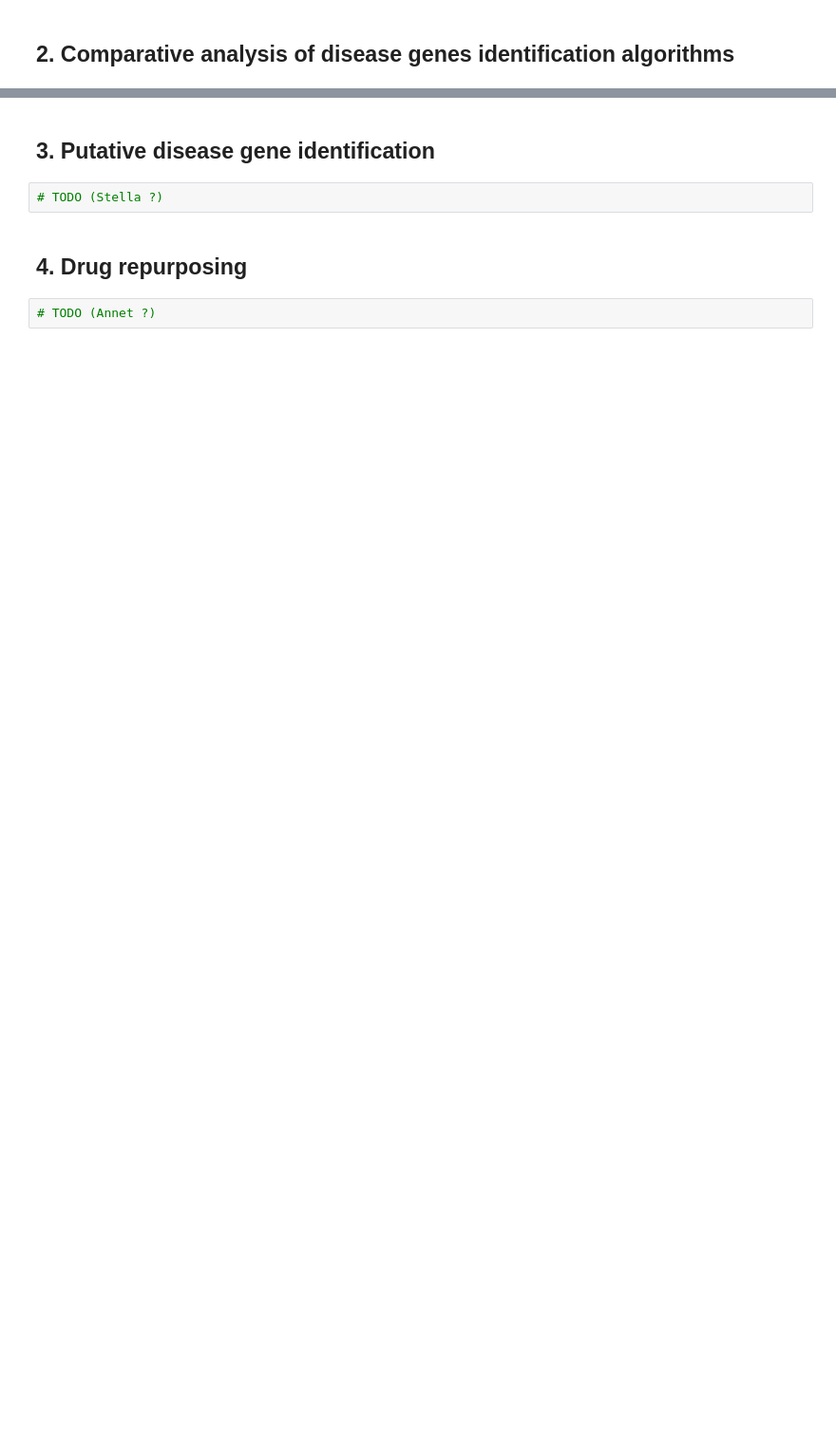
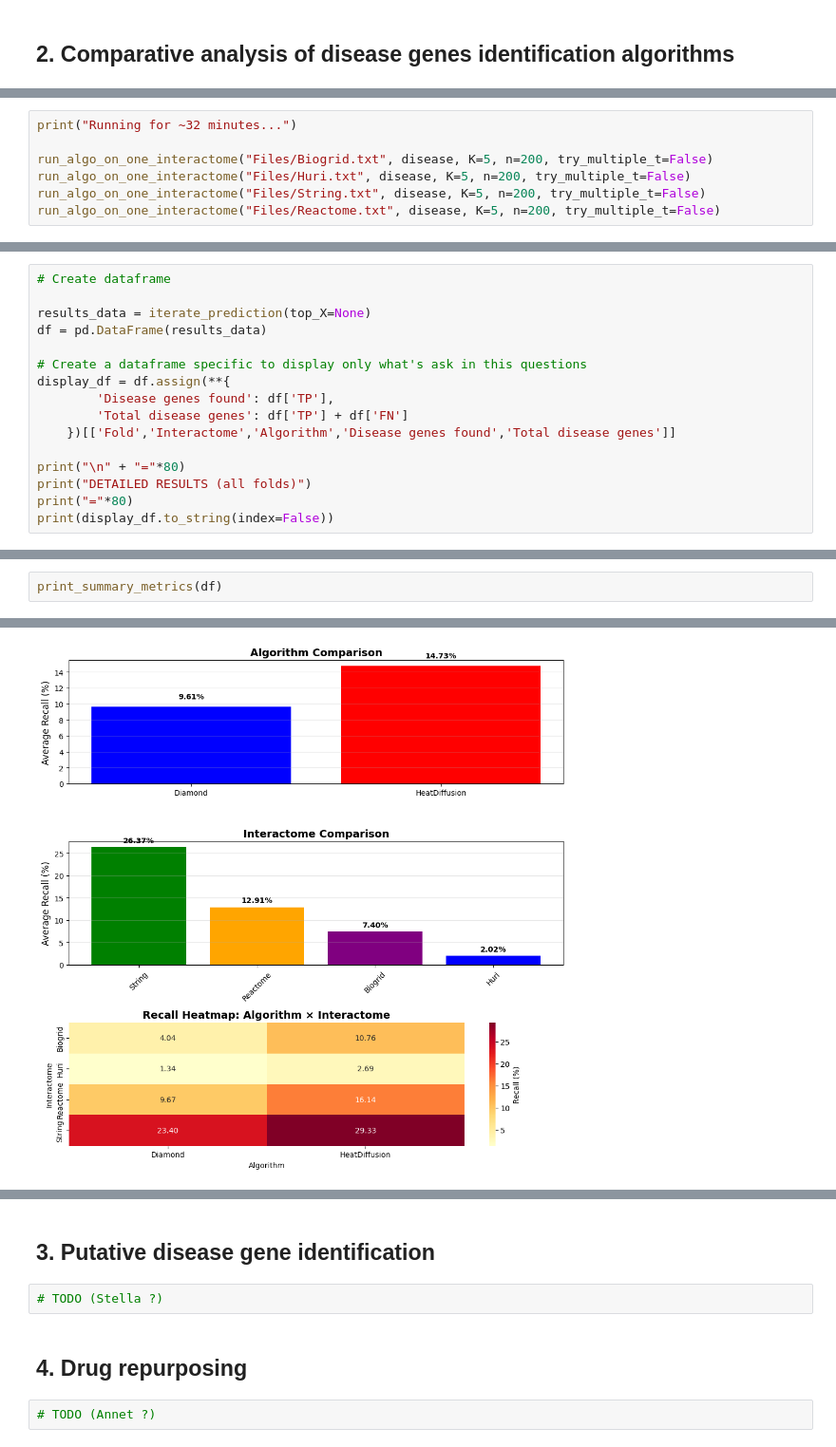
Before and after one commit to YunbaoFC/BioInf-Project, a Jupyter notebook: project.ipynb, the cells around one changed output, grey strips where cells are left out. Shown at 95% size. Drawn from its saved outputs; the diff is of its cells as text; blank space fills up the shorter version.

```diff
--- a/project.ipynb
+++ b/project.ipynb
@@ -313,0 +445,7 @@ The most interesting nodes would be those with low degree and high betweenness !
+# %%
+print("Running for ~32 minutes...")
+
+run_algo_on_one_interactome("Files/Biogrid.txt", disease, K=5, n=200, try_multiple_t=False)
+run_algo_on_one_interactome("Files/Huri.txt", disease, K=5, n=200, try_multiple_t=False)
+run_algo_on_one_interactome("Files/String.txt", disease, K=5, n=200, try_multiple_t=False)
+run_algo_on_one_interactome("Files/Reactome.txt", disease, K=5, n=200, try_multiple_t=False)
@@ -313,0 +617,16 @@ The most interesting nodes would be those with low degree and high betweenness !
+# %%
+# Create dataframe
+
+results_data = iterate_prediction(top_X=None)
+df = pd.DataFrame(results_data)
+
+# Create a dataframe specific to display only what's ask in this questions
+display_df = df.assign(**{
+        'Disease genes found': df['TP'],
+        'Total disease genes': df['TP'] + df['FN']
+    })[['Fold','Interactome','Algorithm','Disease genes found','Total disease genes']]
+
+print("\n" + "="*80)
+print("DETAILED RESULTS (all folds)")
+print("="*80)
+print(display_df.to_string(index=False))
@@ -313,0 +696,3 @@ The most interesting nodes would be those with low degree and high betweenness !
+# %%
+print_summary_metrics(df)
+# %% [output]
@@ -313,0 +706 @@ The most interesting nodes would be those with low degree and high betweenness !
+[figure, added]
```
Also changed, not shown: parts of 35 cells of this notebook, 3 other files.
